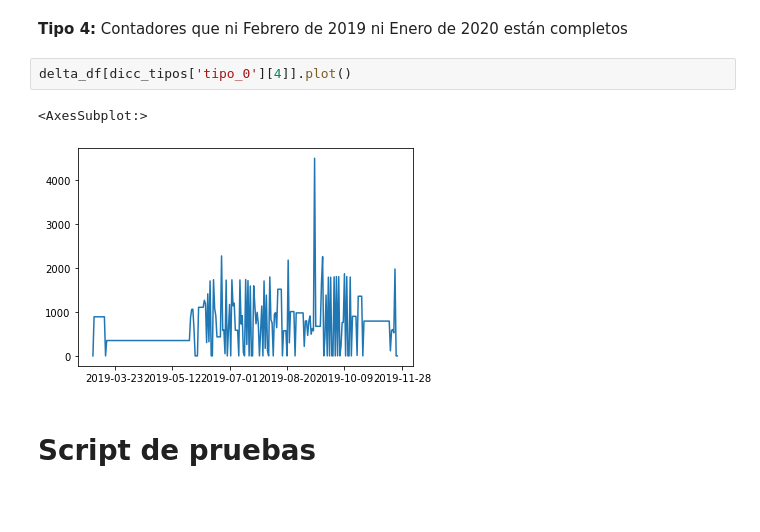
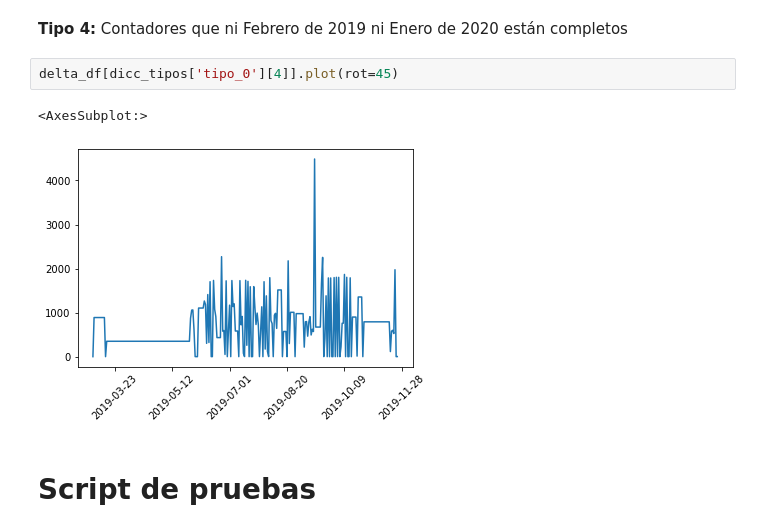
Before and after one commit to sgavela/water_footprint, a Jupyter notebook: prediction/script_exploracion.ipynb, the cells around one changed output. Drawn from its saved outputs; the diff is of its cells as text; blank space fills up the shorter version.

```diff
--- a/prediction/script_exploracion.ipynb
+++ b/prediction/script_exploracion.ipynb
@@ -184,10 +184,10 @@ delta_df[dicc_tipos['tipo_3'][42]].plot()
 # %% [markdown]
 **Tipo 4:** Contadores que ni Febrero de 2019 ni Enero de 2020 están completos
 # %%
-delta_df[dicc_tipos['tipo_0'][4]].plot()
+delta_df[dicc_tipos['tipo_0'][4]].plot(rot=45)
 # %% [output]
 <AxesSubplot:>
-[figure, old version]
+[figure, new version]
 # %% [markdown]
 # Script de pruebas<a name="indice_pruebas"></a>
 # %% [markdown]
```
Also changed, not shown: parts of 3 cells of this notebook, 1 other file.
